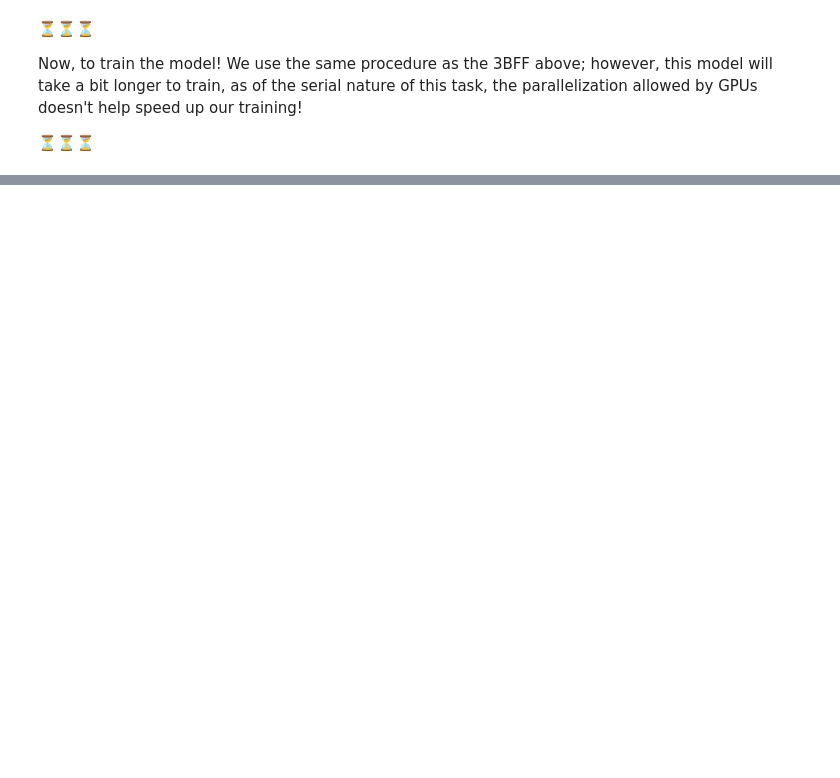
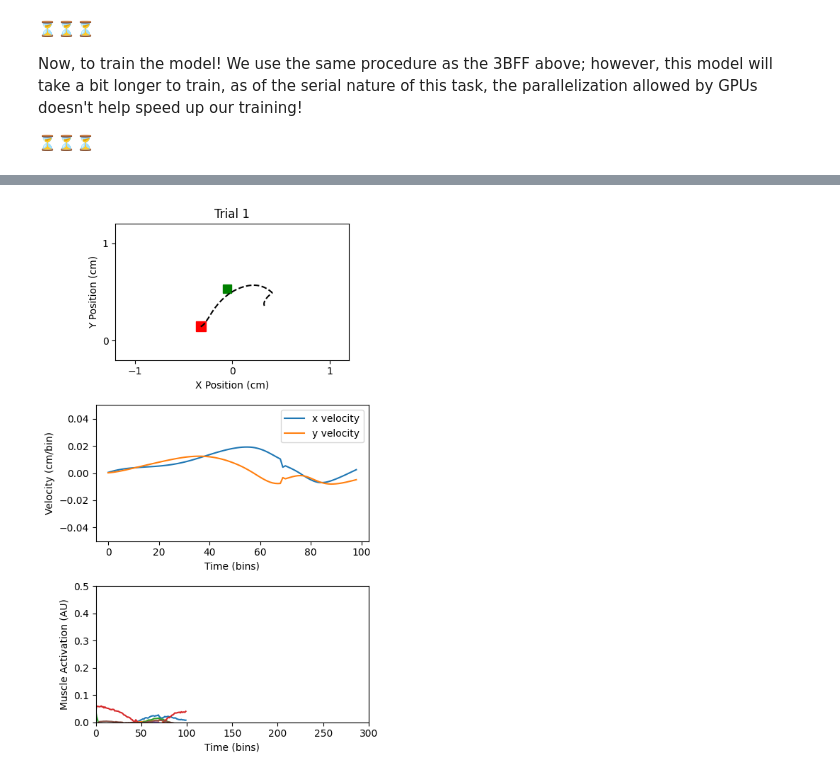
Before and after one commit to MethylC/NeuroAi-Project, a Jupyter notebook: NeuroAi_Project.ipynb, the cells around one changed output, grey strips where cells are left out. Saved outputs shown, nothing was run; the diff lists cells and outputs as text; code cells hidden in the pictures; blank space fills up the shorter version.

```diff
--- a/NeuroAi_Project.ipynb
+++ b/NeuroAi_Project.ipynb
@@ -373,7 +350,7 @@ from ctd.task_modeling.datamodule.task_datamodule import TaskDataModule
 from ctd.task_modeling.task_wrapper.task_wrapper import TaskTrainedWrapper
 from pytorch_lightning import Trainer
 
-enable_progress_bar = False
+enable_progress_bar = True
 
 # Step 1: Instantiate the model
 rnn = GRU_RNN(latent_size = 128) # Look in ctd/task_modeling/models for alternative choices!
@@ -450,7 +408,7 @@ Again, this will take around 10 minutes to train!
 ⏳⏳⏳
 # %%
 from ctd.task_modeling.model.node import NODE
-enable_progress_bar = False
+enable_progress_bar = True
 rnn = NODE(latent_size = 3, num_layers = 3, layer_hidden_size=64) # Look in ctd/task_modeling/models for alternative choices!
 task_wrapper = TaskTrainedWrapper(learning_rate=1e-3, weight_decay = 1e-10)
 rnn.init_model(
@@ -797,7 +737,7 @@ task_wrapper.set_environment(task_env)
 task_wrapper.set_model(rnn)
 
 # Step 7: Define the PyTorch Lightning Trainer object (put `enable_progress_bar=True` to observe training progress)
-trainer = Trainer(accelerator= "cpu",max_epochs=500,enable_progress_bar=False)
+trainer = Trainer(accelerator= "cpu",max_epochs=5,enable_progress_bar=True)
 
 # Step 8: Fit the model
 trainer.fit(task_wrapper, task_datamodule)
@@ -854,0 +760,11 @@ VBox(children=(VBox(children=(HBox(children=(Button(description='🙂', layout=L
+# %%
+import pickle
+# save model as .pkl
+save_dir = pathlib.Path(HOME_DIR) / "models_RT_GRU_128"
+save_dir.mkdir(exist_ok=True)
+with open(save_dir / "model.pkl", "wb") as f:
+    pickle.dump(task_wrapper, f)
+
+# save datamodule as .pkl
+with open(save_dir / "datamodule_sim.pkl", "wb") as f:
+    pickle.dump(task_datamodule, f)
@@ -854,0 +790,63 @@ VBox(children=(VBox(children=(HBox(children=(Button(description='🙂', layout=L
+# %%
+from ctd.task_modeling.task_env.random_target import RandomTargetAligned
+from motornet.effector import RigidTendonArm26
+from motornet.muscle import MujocoHillMuscle
+# Create the analysis object:
+rt_task_env = RandomTargetAligned(effector = RigidTendonArm26(muscle = MujocoHillMuscle()))
+
+from ctd.task_modeling.model.rnn import GRU_RNN
+from ctd.task_modeling.datamodule.task_datamodule import TaskDataModule
+from ctd.task_modeling.task_wrapper.task_wrapper import TaskTrainedWrapper
+from pytorch_lightning import Trainer
+
+# Step 1: Instantiate the model
+rnn = GRU_RNN(latent_size = 128) # Look in ctd/task_modeling/models for alternative choices!
+
+# Step 2: Instantiate the task environment
+task_env = rt_task_env
+
+# Step 3: Instantiate the task datamodule
+task_datamodule = TaskDataModule(task_env, n_samples = 1000, batch_size = 256)
+
+# Step 4: Instantiate the task wrapper
+task_wrapper = TaskTrainedWrapper(learning_rate=1e-3, weight_decay = 1e-8)
+
+# Step 5: Initialize the model with the input and output sizes
+rnn.init_model(
+    input_size = task_env.observation_space.shape[0] + task_env.context_inputs.shape[0],
+    output_size = task_env.action_space.shape[0]
+    )
+
+# Step 6:  Set the environment and model in the task wrapper
+task_wrapper.set_environment(task_env)
+task_wrapper.set_model(rnn)
+
+# Step 7: Define the PyTorch Lightning Trainer object (put `enable_progress_bar=True` to observe training progress)
+trainer = Trainer(accelerator= "cpu",max_epochs=5,enable_progress_bar=True)
+
+# Step 8: Fit the model
+trainer.fit(task_wrapper, task_datamodule)
+
+import pickle
+# save model as .pkl
+save_dir = pathlib.Path(HOME_DIR) / "models_RT_GRU_128_Align"
+save_dir.mkdir(exist_ok=True)
+with open(save_dir / "model.pkl", "wb") as f:
+    pickle.dump(task_wrapper, f)
+
+# save datamodule as .pkl
+with open(save_dir / "datamodule_sim.pkl", "wb") as f:
+    pickle.dump(task_datamodule, f)
+
+from ctd.comparison.analysis.tt.tasks.tt_RandomTarget import TT_RandomTarget
+from ctd.comparison.analysis.tt.tt import Analysis_TT
+
+fpath_RT_GRU_128_Align = HOME_DIR + "models_RT_GRU_128_Align/"
+# Create the analysis object:
+analysis_RT_GRU_128_Align = TT_RandomTarget(
+    run_name = "RT_GRU_128_Align",
+    filepath = fpath_RT_GRU_128_Align)
+
+analysis_RT_GRU_128_Align.plot_trial(1)
+analysis_RT_GRU_128_Align.plot_trial(3)
+# %% [output]
@@ -854,0 +870 @@ VBox(children=(VBox(children=(HBox(children=(Button(description='🙂', layout=L
+[figure, added]
```
Also changed, not shown: parts of 51 cells of this notebook.
